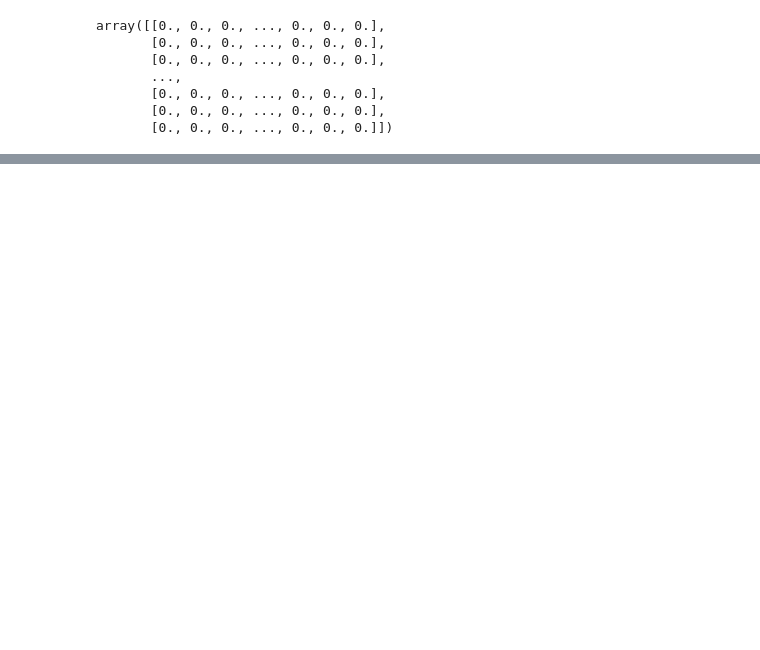
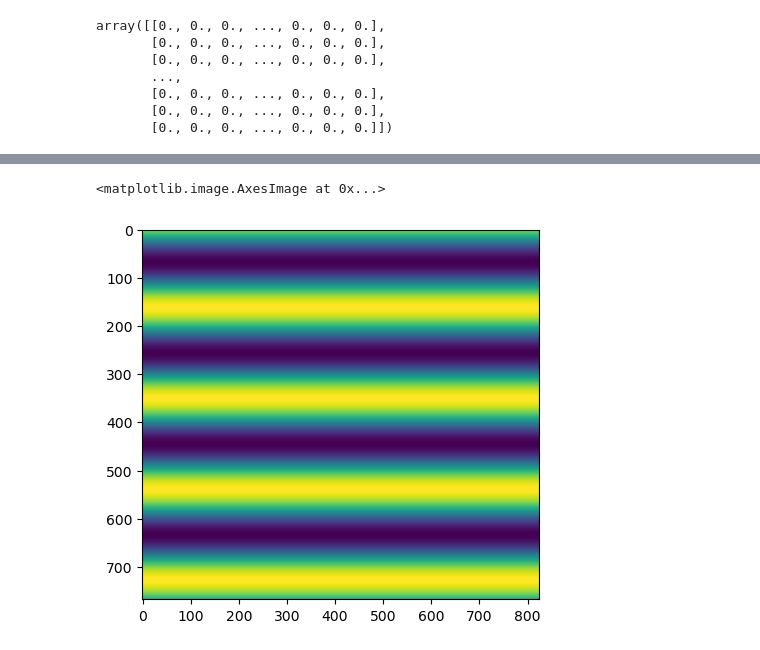
Before and after one commit to zackdraper/pirate-game, a Jupyter notebook: material/ocean_background/test.ipynb, the cells around one changed output, grey strips where cells are left out. Drawn from its saved outputs; the diff is of its cells as text; code cells hidden in the pictures; blank space fills up the shorter version.

```diff
--- a/material/ocean_background/test.ipynb
+++ b/material/ocean_background/test.ipynb
@@ -2,8 +2,8 @@
 import numpy as np
 import matplotlib.pyplot as plt
 # %%
-pixel_x = 300
-pixel_y = 300
+pixel_x = 768
+pixel_y = 824
 
 angle = 0
 # %%
@@ -17,7 +17,7 @@ array([[0., 0., 0., ..., 0., 0., 0.],
        [0., 0., 0., ..., 0., 0., 0.],
        [0., 0., 0., ..., 0., 0., 0.]])
 # %%
-x,y = np.meshgrid(np.arange(pixel_x),np.arange(pixel_y))
+x,y = np.meshgrid(np.arange(pixel_y),np.arange(pixel_x))
 # %%
 angle = 360
 
@@ -32,0 +33,12 @@ plt.imshow(z)
+# %%
+angle = 360
+
+k1 = (360-angle)/360
+k2 = 1-k1
+
+z = 5*np.sin(k1*x/30 + k2*y/30 + 15)
+
+plt.imshow(z)
+# %% [output]
+<matplotlib.image.AxesImage at 0x...>
+[figure, added]
```
Also changed, not shown: parts of 3 cells of this notebook, 1 other file.
